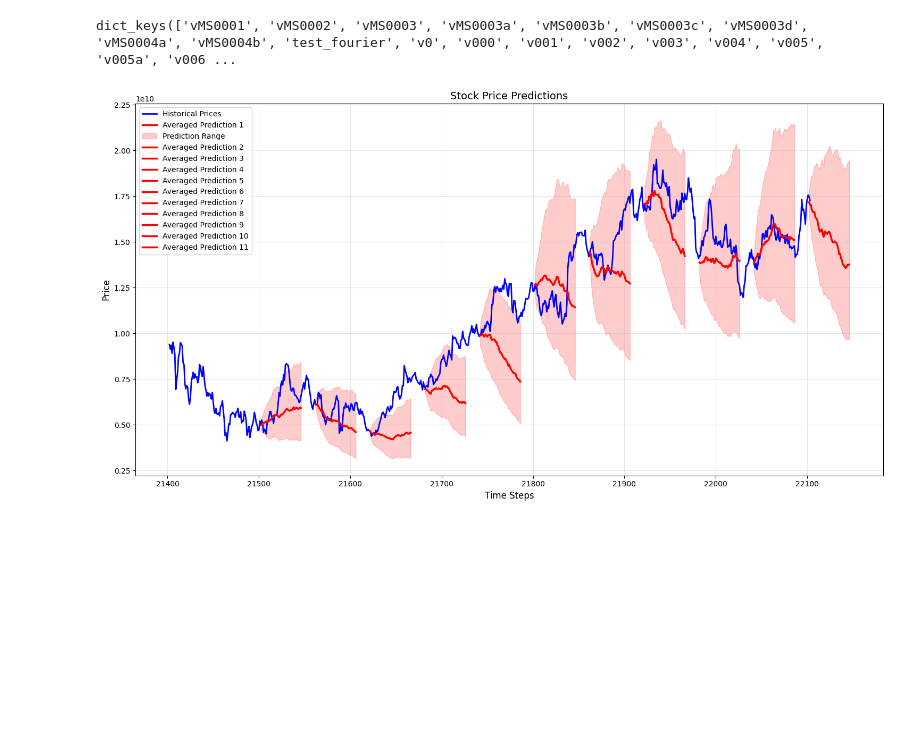
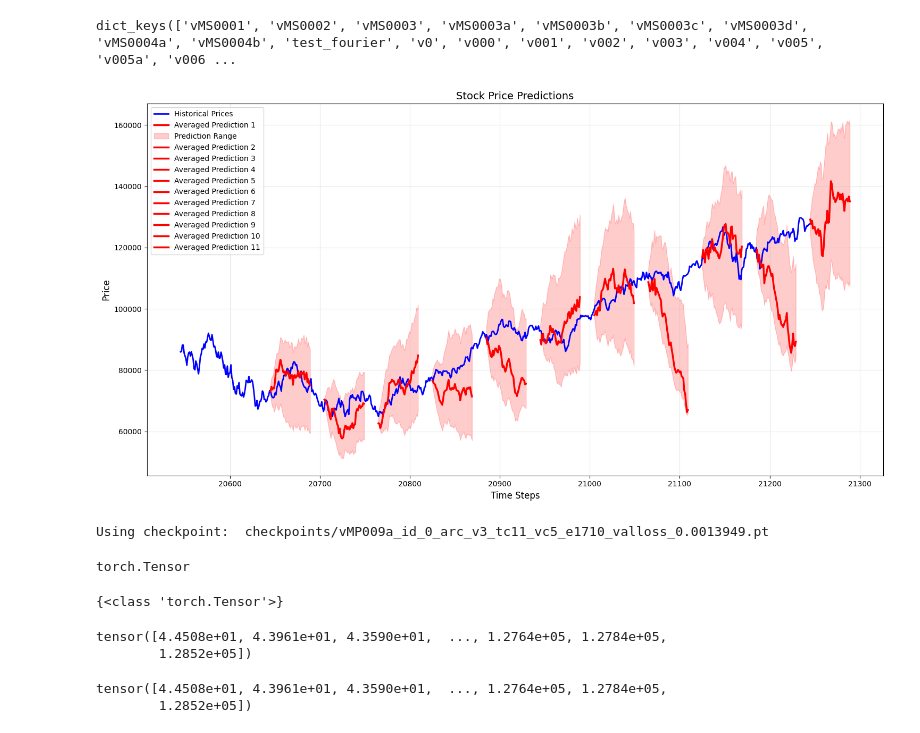
Before and after one commit to voxmenthe/FINPAK, a Jupyter notebook: src/finpak/transformer_predictions/inf_nb.ipynb, the cells around one changed output. Saved outputs shown, nothing was run; the diff lists cells and outputs as text; code cells hidden in the pictures; blank space fills up the shorter version.

```diff
--- a/src/finpak/transformer_predictions/inf_nb.ipynb
+++ b/src/finpak/transformer_predictions/inf_nb.ipynb
@@ -9,15 +10,16 @@ from configs import all_configs
 from ticker_configs import val_tickers_v9
 # %%
 start_date = '1990-01-01'
-end_date = '2024-11-23'
+end_date = '2024-11-27'
 
+val_tickers_v9 = [
+    'DIA', 'SPY', 'QQQ'
+]
 
 # Download historical data for the tickers
 #data_df = download_multiple_tickers(val_tickers_v3, start_date, end_date)
 data_df = download_multiple_tickers(val_tickers_v9, start_date, end_date)
 data_df = data_df.loc[:,'Adj Close'] # Extract from multi-index dataframe
-
-
 
 
 # Extract price series for all tickers and convert to tensors
@@ -49,11 +50,15 @@ dict_keys(['vMS0001', 'vMS0002', 'vMS0003', 'vMS0003a', 'vMS0003b', 'vMS0003c',
 # %%
 # ============= User-Configurable Parameters =============
 # Model Selection
-CONFIG_NAME = 'vMP003d'
-CHECKPOINT_PATH = 'saved_checkpoints/vMP003d_id_0_arc_v3_tc7_vc3_e353_valloss_0.0021448.pt'
+CONFIG_NAME = 'vMP009a'
+CHECKPOINT_PATH = 'checkpoints/vMP009a_id_0_arc_v3_tc11_vc5_e1710_valloss_0.0013949.pt' # v3
+# CHECKPOINT_PATH = 'checkpoints/vMP009h_id_0_arc_v4_tc6_vc6_e146_valloss_0.0000093.pt' # v4 - not great
+# CHECKPOINT_PATH = 'checkpoints/vMP003e_id_0_arc_v3_tc11_vc5_e674_valloss_0.0026478.pt' # doesn't run? takes forever
 #  excellent with stability_threshold 0.02, dampening_factor 0.9, ewma_alpha 0.65, temp 0.01
 
 # RECORD OF GOOD CHECKPOINTS DON"T DELETE
+# CHECKPOINT_PATH = 'checkpoints/vMP009a_id_0_arc_v3_tc11_vc5_e1710_valloss_0.0013949.pt' # v3 - the predictions are excellent - work on the bounds tho
+# CHECKPOINT_PATH = 'checkpoints/vMP003h_id_0_arc_v3_tc11_vc5_e668_valloss_0.0099780.pt' # v4 - predictions seem excellent - need to work on the bounds tho
 # CHECKPOINT_PATH = 'saved_checkpoints/vMP005a_final_id_1_arc_v3_e778_valloss_0.0002237.pt' # # good. stability 0.02, dampening 0.9, ewma 0.65, temp 0.01, return scaling 0.5
 # CHECKPOINT_PATH = 'saved_checkpoints/vMP003d_id_0_arc_v3_tc6_vc2_e338_valloss_0.0020710.pt' # excellent with stability_threshold 0.02, dampening_factor 0.9, ewma_alpha 0.65, temp 0.01#
 # CHECKPOINT_PATH = 'saved_checkpoints/vMP003d_id_0_arc_v3_tc7_vc3_e353_valloss_0.0021448.pt' # excellent with stability_threshold 0.02, dampening_factor 0.9, ewma_alpha 0.65, temp 0.01
@@ -67,7 +72,7 @@ CHECKPOINT_PATH = 'saved_checkpoints/vMP003d_id_0_arc_v3_tc7_vc3_e353_valloss_0.
 # Prediction Parameters
 N_FUTURE_STEPS = 45
 USE_SAMPLING = True
-TEMPERATURE = 0.1  # Controls prediction randomness (higher = more random)
+TEMPERATURE = 0.3 # 0.1  # Controls prediction randomness (higher = more random)
 
 # Stability Parameters
 STABILITY_THRESHOLD = 0.02 # 0.015  # Max allowed daily return (decrease for more stability)
@@ -77,10 +82,10 @@ RETURN_SCALING_POWER = 0.75 # 1 # Increase to scale down longer term returns mor
 
 # Uncertainty Parameters - higher uncertainty = wider cones
 BASE_UNCERTAINTY = 0.0001 # 0.0005 # Initial uncertainty level (as fraction)
-UNCERTAINTY_GROWTH = 0.00005 # 0.00025 # Rate at which uncertainty grows per step (as fraction)
-MAX_UNCERTAINTY_SINGLE = 0.12 # 0.1 # Maximum bounds for single horizon (±20%)
-MAX_UNCERTAINTY_MULTI = 0.35 # 0.25 # Maximum bounds for multi horizon (±50%)
-UNCERTAINTY_DAMPING = 0.31 # 0.05 # Dampening factor for uncertainty growth - higher is more dampening = narrower cones
+UNCERTAINTY_GROWTH = 0.00001 # 0.00025 # Rate at which uncertainty grows per step (as fraction)
+MAX_UNCERTAINTY_SINGLE = 0.09 # 0.1 # Maximum bounds for single horizon (±20%)
+MAX_UNCERTAINTY_MULTI = 0.16 # 0.25 # Maximum bounds for multi horizon (±50%)
+UNCERTAINTY_DAMPING = 0.9 # 0.05 # Dampening factor for uncertainty growth - higher is more dampening = narrower cones
 
 # Multi-horizon Parameters
 USE_MULTI_HORIZON = True # False # Ideally set to True
@@ -155,32 +160,53 @@ for base_idx in TOP_LEVEL_INDICES:
 
 start_indices = None
 
+
 # ============= Make Predictions =============
 predict_from_checkpoint(
     checkpoint_path=CHECKPOINT_PATH,
-    price_series=combined_prices,
+    price_series=combined_prices, # combined_prices,
     start_indices=start_indices,
     averaged_indices=averaged_indices,
     n_steps=N_FUTURE_STEPS,
     config=CONFIG,
     model_params=MODEL_PARAMS,
     use_multi_horizon=USE_MULTI_HORIZON,
     stability_threshold=STABILITY_THRESHOLD,  # Max % daily move - decrease for more stability
     dampening_factor=DAMPENING_FACTOR,  # Stronger dampening - decrease for more stability
     ewma_alpha=EWMA_ALPHA,  # More smoothing - decrease for more stability
     horizon_weights=HORIZON_WEIGHTS, # [0.5, 0.5], # [0.3, 0.7],
     use_forcing=USE_FORCING,
     forcing_halflife=FORCING_HALFLIFE,
     temperature=TEMPERATURE,
     use_sampling=USE_SAMPLING,
     return_scaling_power=RETURN_SCALING_POWER,
     base_uncertainty=BASE_UNCERTAINTY,
     uncertainty_growth=UNCERTAINTY_GROWTH,
     max_uncertainty_single=MAX_UNCERTAINTY_SINGLE,
     max_uncertainty_multi=MAX_UNCERTAINTY_MULTI,
     uncertainty_damping=UNCERTAINTY_DAMPING,
     debug=False,
 )
 print("Using checkpoint: ", CHECKPOINT_PATH)
 # %% [output]
-[figure, old version]
+[figure, new version]
+Using checkpoint:  checkpoints/vMP009a_id_0_arc_v3_tc11_vc5_e1710_valloss_0.0013949.pt
+# %%
+type(combined_prices)
+# %% [output]
+torch.Tensor
+# %%
+typs = [type(x) for x in combined_prices]
+print(set(typs))
+# %% [output]
+{<class 'torch.Tensor'>}
+# %%
+torch.where(torch.isnan(combined_prices), torch.zeros_like(combined_prices), combined_prices)
+# %% [output]
+tensor([4.4508e+01, 4.3961e+01, 4.3590e+01,  ..., 1.2764e+05, 1.2784e+05,
+        1.2852e+05])
+# %%
+torch.where(torch.isinf(combined_prices), torch.zeros_like(combined_prices), combined_prices)
+# %% [output]
+tensor([4.4508e+01, 4.3961e+01, 4.3590e+01,  ..., 1.2764e+05, 1.2784e+05,
+        1.2852e+05])
```
Also changed, not shown: parts of 4 cells of this notebook.
